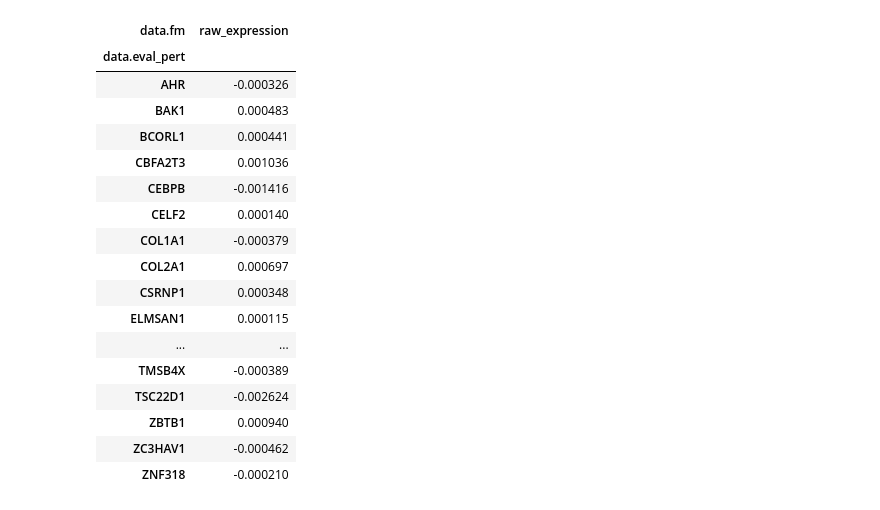
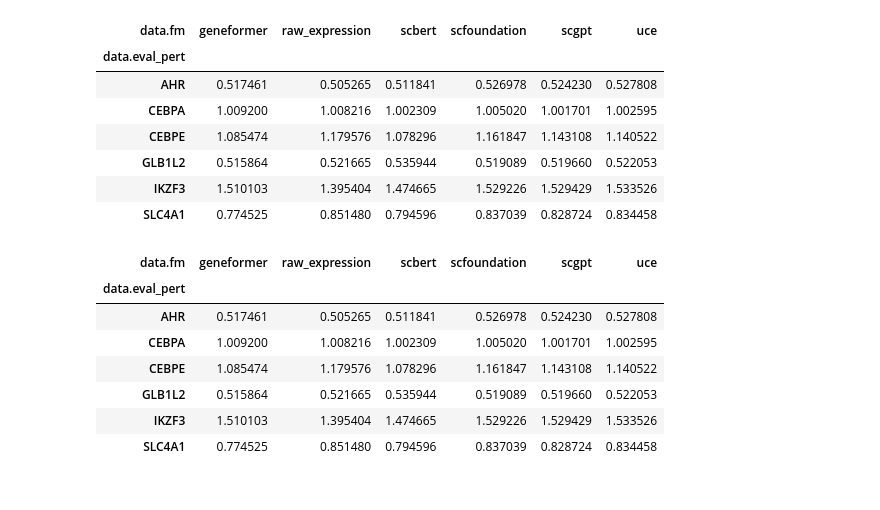
Before and after one commit to aaronwtr/PertEval, a Jupyter notebook: notebooks/plots/individual_perturbation_results.ipynb, the cells around one changed output. Drawn from its saved outputs; the diff is of its cells as text; code cells hidden in the pictures.

```diff
--- a/notebooks/plots/individual_perturbation_results.ipynb
+++ b/notebooks/plots/individual_perturbation_results.ipynb
@@ -8,4 +10,11 @@ import os
 # %%
-pert_level_data = pd.read_csv('pert_level_raw_expression.csv')
+pert_level_data_raw_exp = pd.read_csv('pert_level_raw_exp_non_adj.csv')
+pert_level_data_scf = pd.read_csv('pert_level_scfoundation_non_adj.csv')
+pert_level_data_scbert = pd.read_csv('pert_level_scbert_non_adj.csv')
+pert_level_data_uce = pd.read_csv('pert_level_uce_non_adj.csv')
+pert_level_data_scgpt = pd.read_csv('pert_level_scgpt_non_adj.csv')
+pert_level_data_gf = pd.read_csv('pert_level_gf_non_adj.csv')
+
+pert_level_data = pd.concat([pert_level_data_raw_exp, pert_level_data_scbert, pert_level_data_scgpt, pert_level_data_gf, pert_level_data_uce, pert_level_data_scf], axis=0)
 pert_level_data
 # %% [output]
@@ -30,7 +35,7 @@ pert_level_data
 # split the pert_level_data based on the data.split column into two separate dataframes, one for 0.0 and another for 0.7
 pert_level_data_0 = pert_level_data[pert_level_data['data.split'] == 0.0]
 pert_level_data_7 = pert_level_data[pert_level_data['data.split'] == 0.7]
-pert_level_data_0_grouped = pert_level_data_0.groupby(['data.eval_pert', 'data.fm'])['test/adjusted_mse'].mean().reset_index()
-pert_level_data_7_grouped = pert_level_data_7.groupby(['data.eval_pert', 'data.fm'])['test/adjusted_mse'].mean().reset_index()
+pert_level_data_0_grouped = pert_level_data_0.groupby(['data.eval_pert', 'data.fm'])['test/mse'].mean().reset_index().dropna()
+pert_level_data_7_grouped = pert_level_data_7.groupby(['data.eval_pert', 'data.fm'])['test/mse'].mean().reset_index()
 pert_level_data_0_grouped
 # %% [output]
@@ -54,23 +55,13 @@ pert_level_data_0_grouped
 # %%
-pivot_0 = pert_level_data_0_grouped.pivot(index="data.eval_pert", columns="data.fm", values="test/adjusted_mse")
-pivot_7 = pert_level_data_7_grouped.pivot(index="data.eval_pert", columns="data.fm", values="test/adjusted_mse")
-pivot_0
+pivot_0 = pert_level_data_0_grouped.pivot(index="data.eval_pert", columns="data.fm", values="test/mse")
+pivot_7 = pert_level_data_7_grouped.pivot(index="data.eval_pert", columns="data.fm", values="test/mse")
+pivot_7
 # %% [output]
-| data.fm | raw_expression |
-| data.eval_pert |  |
-| AHR | -0.000326 |
-| BAK1 | 0.000483 |
-| BCORL1 | 0.000441 |
-| CBFA2T3 | 0.001036 |
-| CEBPB | -0.001416 |
-| CELF2 | 0.000140 |
-| COL1A1 | -0.000379 |
-| COL2A1 | 0.000697 |
-| CSRNP1 | 0.000348 |
-| ELMSAN1 | 0.000115 |
-| ... | ... |
-| TMSB4X | -0.000389 |
-| TSC22D1 | -0.002624 |
-| ZBTB1 | 0.000940 |
-| ZC3HAV1 | -0.000462 |
-| ZNF318 | -0.000210 |
+| data.fm | geneformer | raw_expression | scbert | scfoundation | scgpt | uce |
+| data.eval_pert |  |  |  |  |  |  |
+| AHR | 0.517461 | 0.505265 | 0.511841 | 0.526978 | 0.524230 | 0.527808 |
+| CEBPA | 1.009200 | 1.008216 | 1.002309 | 1.005020 | 1.001701 | 1.002595 |
+| CEBPE | 1.085474 | 1.179576 | 1.078296 | 1.161847 | 1.143108 | 1.140522 |
+| GLB1L2 | 0.515864 | 0.521665 | 0.535944 | 0.519089 | 0.519660 | 0.522053 |
+| IKZF3 | 1.510103 | 1.395404 | 1.474665 | 1.529226 | 1.529429 | 1.533526 |
+| SLC4A1 | 0.774525 | 0.851480 | 0.794596 | 0.837039 | 0.828724 | 0.834458 |
@@ -76,0 +73,11 @@ pivot_0
+# %%
+pivot_7
+# %% [output]
+| data.fm | geneformer | raw_expression | scbert | scfoundation | scgpt | uce |
+| data.eval_pert |  |  |  |  |  |  |
+| AHR | 0.517461 | 0.505265 | 0.511841 | 0.526978 | 0.524230 | 0.527808 |
+| CEBPA | 1.009200 | 1.008216 | 1.002309 | 1.005020 | 1.001701 | 1.002595 |
+| CEBPE | 1.085474 | 1.179576 | 1.078296 | 1.161847 | 1.143108 | 1.140522 |
+| GLB1L2 | 0.515864 | 0.521665 | 0.535944 | 0.519089 | 0.519660 | 0.522053 |
+| IKZF3 | 1.510103 | 1.395404 | 1.474665 | 1.529226 | 1.529429 | 1.533526 |
+| SLC4A1 | 0.774525 | 0.851480 | 0.794596 | 0.837039 | 0.828724 | 0.834458 |
```
Also changed, not shown: parts of 8 cells of this notebook, 5 other files.
